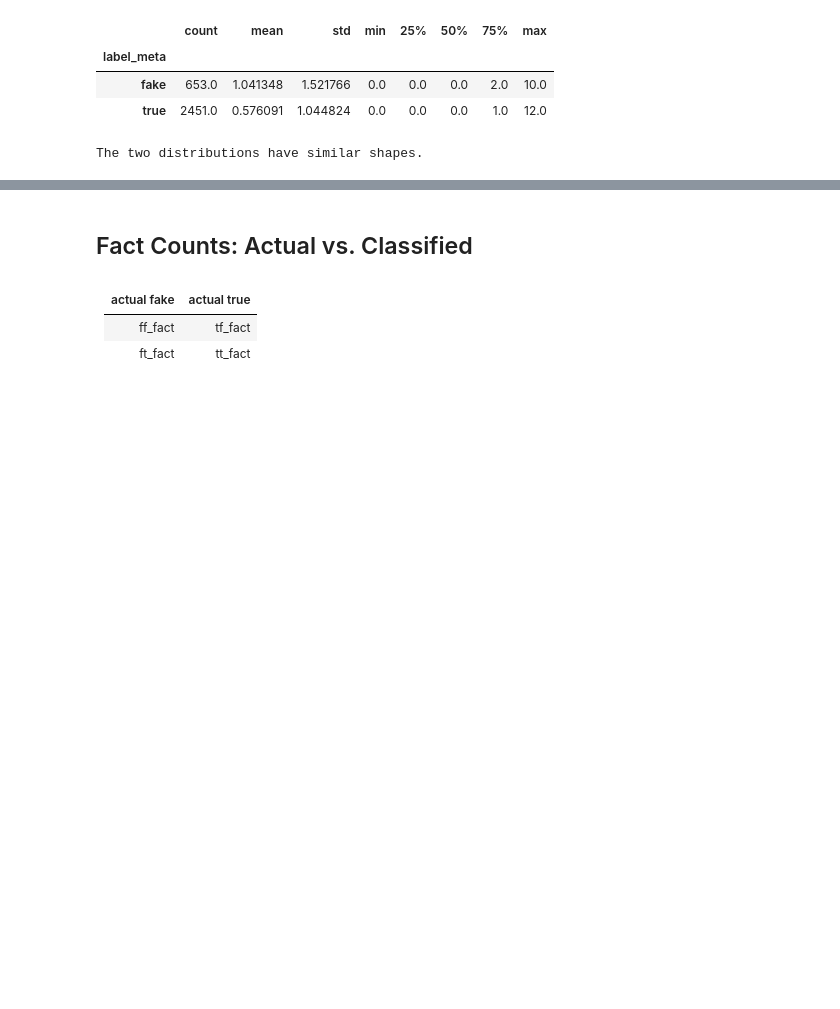
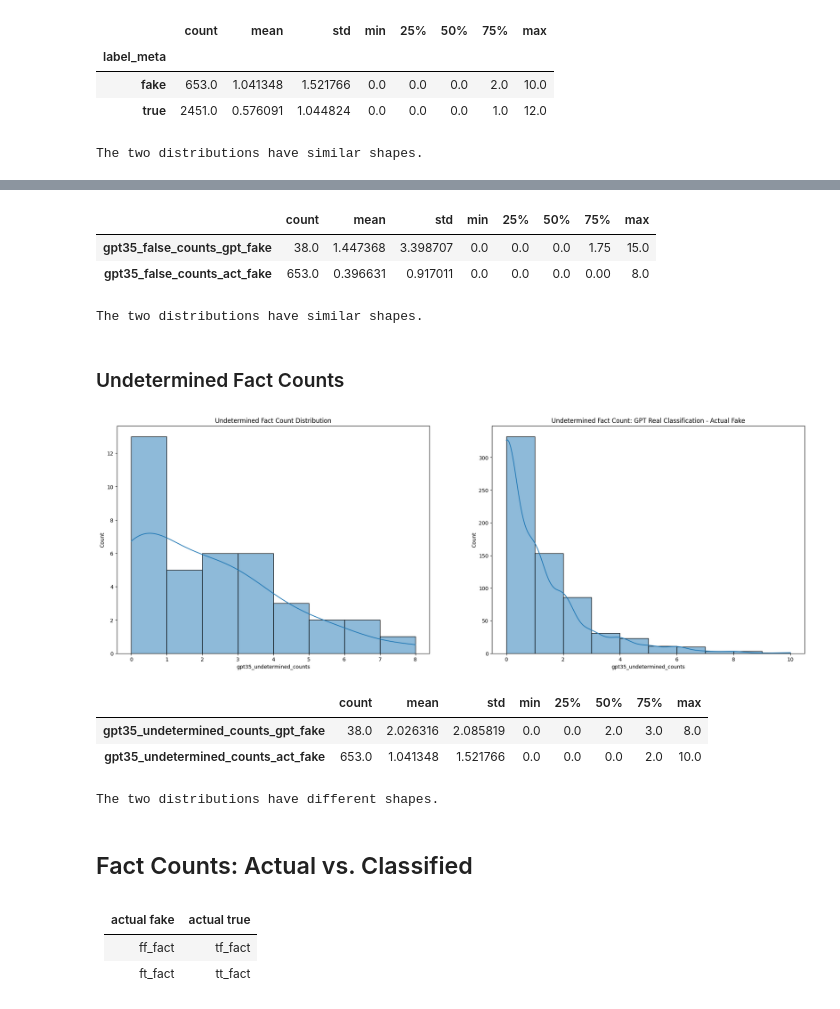
Before and after one commit to lammypi/KaggleX, a Jupyter notebook: chagpt-classifications.ipynb, the cells around one changed output, grey strips where cells are left out. Saved outputs shown, nothing was run; the diff lists cells and outputs as text; code cells hidden in the pictures; blank space fills up the shorter version.

```diff
--- a/chagpt-classifications.ipynb
+++ b/chagpt-classifications.ipynb
@@ -954,3 +1056,67 @@ The two distributions have similar shapes.
+# %%
+# Describe as dataframe
+gptf_false_desc = pd.DataFrame(gpt_fake_facts.gpt35_false_counts[gpt_fake_facts.label_meta=='fake'].describe())
+gptrf_false_desc = pd.DataFrame(gpt_true_facts.gpt35_false_counts[gpt_true_facts.label_meta=='fake'].describe())
+
+# Join
+gptf_false_desc.join(gptrf_false_desc, how='left', lsuffix='_gpt_fake', rsuffix='_act_fake').T
+# %% [output]
+|  | count | mean | std | min | 25% | 50% | 75% | max |
+| gpt35_false_counts_gpt_fake | 38.0 | 1.447368 | 3.398707 | 0.0 | 0.0 | 0.0 | 1.75 | 15.0 |
+| gpt35_false_counts_act_fake | 653.0 | 0.396631 | 0.917011 | 0.0 | 0.0 | 0.0 | 0.00 | 8.0 |
+# %%
+# Perform Kolmogorov-Smirnov Test
+fake_falsecount_ks = stats.ks_2samp(gpt_fake_facts.gpt35_false_counts[gpt_fake_facts.label_meta=='fake'], gpt_true_facts.gpt35_false_counts[gpt_true_facts.label_meta=='fake'])
+p_value = fake_falsecount_ks.pvalue
+
+# Print out the results
+if p_value < 0.05/2:
+    print("The two distributions have different shapes.")
+else:
+    print("The two distributions have similar shapes.")
+# %% [output]
+The two distributions have similar shapes.
+# %% [markdown]
+### Undetermined Fact Counts
+# %%
+# Text Tokens
+fig, (ax0, ax1) = plt.subplots(1, 2, figsize=(24,8))
+
+# ax0
+ax0 = sns.histplot(data=gpt_fake_facts, x='gpt35_undetermined_counts', binwidth=1, kde=True, ax=ax0)
+ax0.set_title('Undetermined Fact Count Distribution')
+
+# Histograms
+ax1 = sns.histplot(data=gpt_true_facts[gpt_true_facts.label_meta=='fake'], x='gpt35_undetermined_counts', binwidth=1, kde=True, ax=ax1)
+ax1.set_title('Undetermined Fact Count: GPT Real Classification - Actual Fake')
+
+# Show
+plt.show()
+# %% [output]
+[figure, added]
+# %%
+# Describe as dataframe
+gptf_und_desc = pd.DataFrame(gpt_fake_facts.gpt35_undetermined_counts[gpt_fake_facts.label_meta=='fake'].describe())
+gptrf_und_desc = pd.DataFrame(gpt_true_facts.gpt35_undetermined_counts[gpt_true_facts.label_meta=='fake'].describe())
+
+# Join
+gptf_und_desc.join(gptrf_und_desc, how='left', lsuffix='_gpt_fake', rsuffix='_act_fake').T
+# %% [output]
+|  | count | mean | std | min | 25% | 50% | 75% | max |
+| gpt35_undetermined_counts_gpt_fake | 38.0 | 2.026316 | 2.085819 | 0.0 | 0.0 | 2.0 | 3.0 | 8.0 |
+| gpt35_undetermined_counts_act_fake | 653.0 | 1.041348 | 1.521766 | 0.0 | 0.0 | 0.0 | 2.0 | 10.0 |
+# %%
+# Perform Kolmogorov-Smirnov Test
+fake_undcount_ks = stats.ks_2samp(gpt_fake_facts.gpt35_undetermined_counts[gpt_fake_facts.label_meta=='fake'], gpt_true_facts.gpt35_undetermined_counts[gpt_true_facts.label_meta=='fake'])
+p_value = fake_undcount_ks.pvalue
+
+# Print out the results
+if p_value < 0.05/2:
+    print("The two distributions have different shapes.")
+else:
+    print("The two distributions have similar shapes.")
+# %% [output]
+The two distributions have different shapes.
 # %% [markdown]
 ## Fact Counts: Actual vs. Classified
 # %% [markdown]
```
Also changed, not shown: parts of 13 cells of this notebook.
